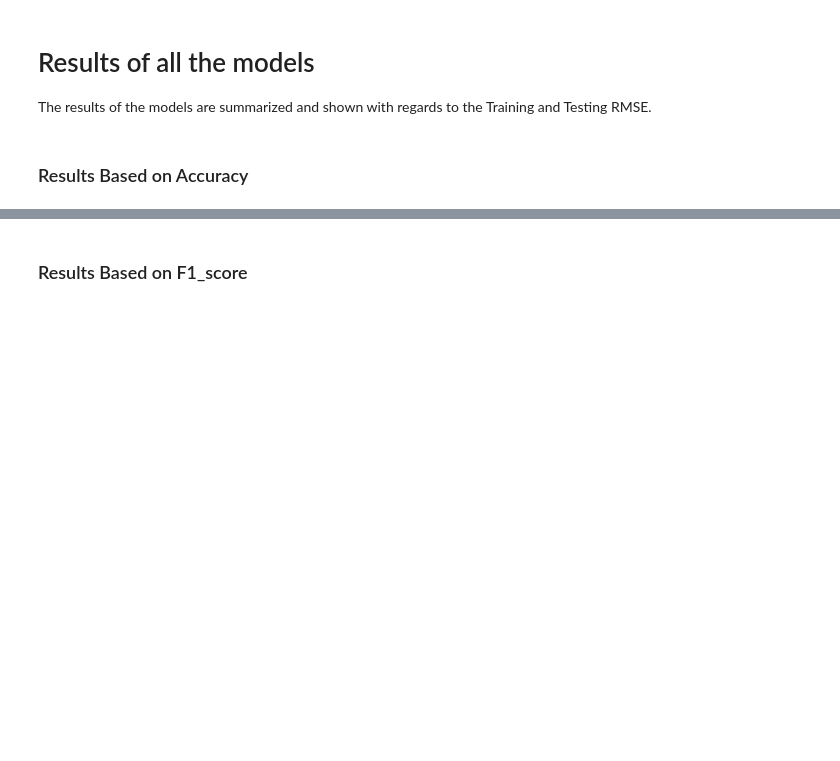
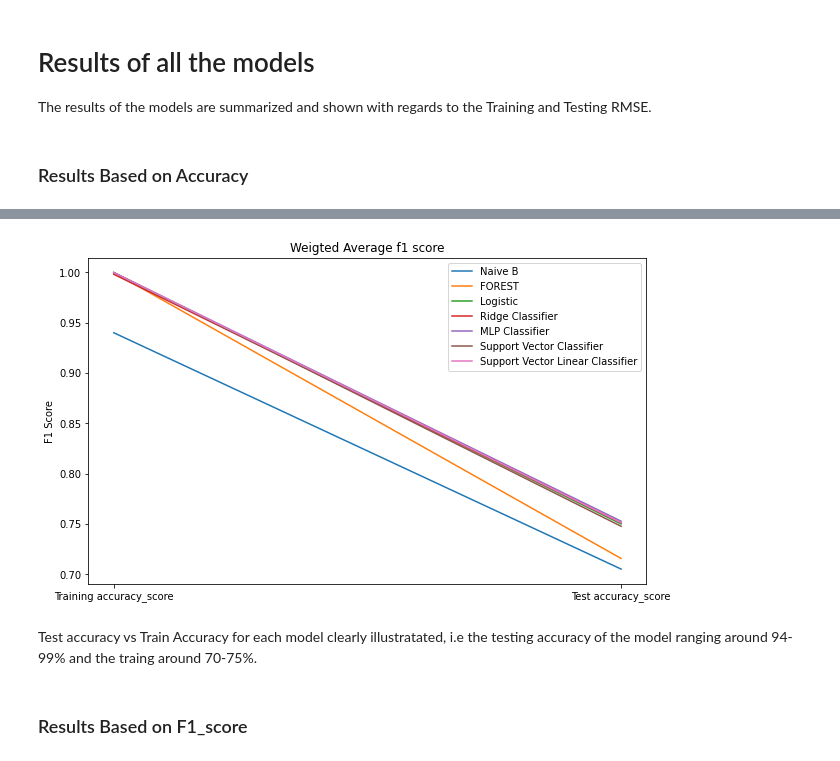
Before and after one commit to MfundoMhlanga/classification-predict-streamlit-template, a Jupyter notebook: Classification_Predict_Final.ipynb, the cells around one changed output, grey strips where cells are left out. Cells and saved outputs as stored; diff of their text form; code cells hidden in the pictures; blank space fills up the shorter version.

```diff
--- a/Classification_Predict_Final.ipynb
+++ b/Classification_Predict_Final.ipynb
@@ -798,5 +764,24 @@ results_df
 | Support Vector Classifier | 0.999910 | 0.747577 |
 | Support Vector Linear Classifier | 0.999910 | 0.751159 |
+# %%
+ def all_models_performance(results_df):
+    ''' plot the changes in the scores pre and post data transformation.'''
+    fig = plt.figure(figsize=(10,6))
+
+    for col in results_df.T.columns:
+       plt.plot(results_df.T[col],label=col)
+       plt.legend()
+
+    plt.title('Weigted Average f1 score')
+    plt.ylabel('F1 Score')
+
+    return fig
+
+_ = all_models_performance(results_df)
+# %% [output]
+[figure, added]
+# %% [markdown]
+Test accuracy vs Train Accuracy for each model clearly illustratated, i.e the testing accuracy of the model ranging around 94-99% and the traing around 70-75%.
 # %% [markdown]
 ### Results Based on F1_score
 # %%
```
Also changed, not shown: parts of 35 cells of this notebook.
